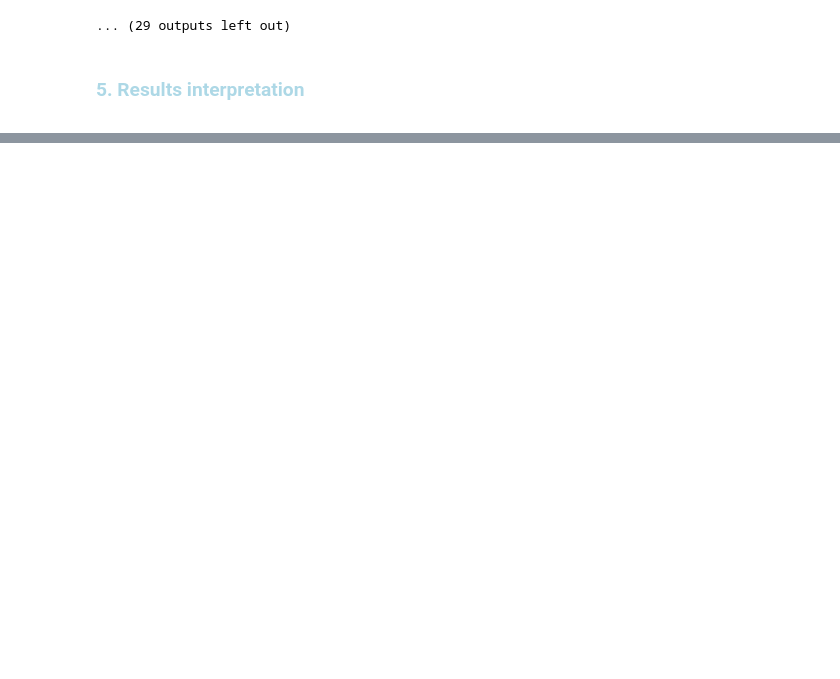
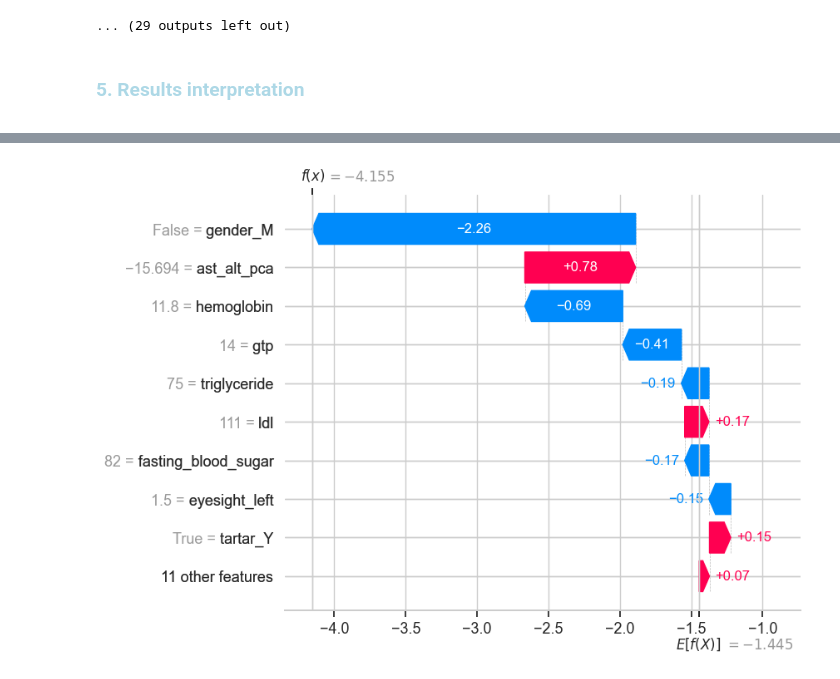
Before and after one commit to msnaspers/ml-pg2025, a Jupyter notebook: projekt_zaliczeniowy.ipynb, the cells around one changed output, grey strips where cells are left out. Cells and saved outputs as stored; diff of their text form; code cells hidden in the pictures; blank space fills up the shorter version.

```diff
--- a/projekt_zaliczeniowy.ipynb
+++ b/projekt_zaliczeniowy.ipynb
@@ -602,0 +703,4 @@ import shap
+# %%
+shap.plots.waterfall(shap_values[12])
+# %% [output]
+[figure, added]
```
Also changed, not shown: parts of 16 cells of this notebook, 1 other file.
